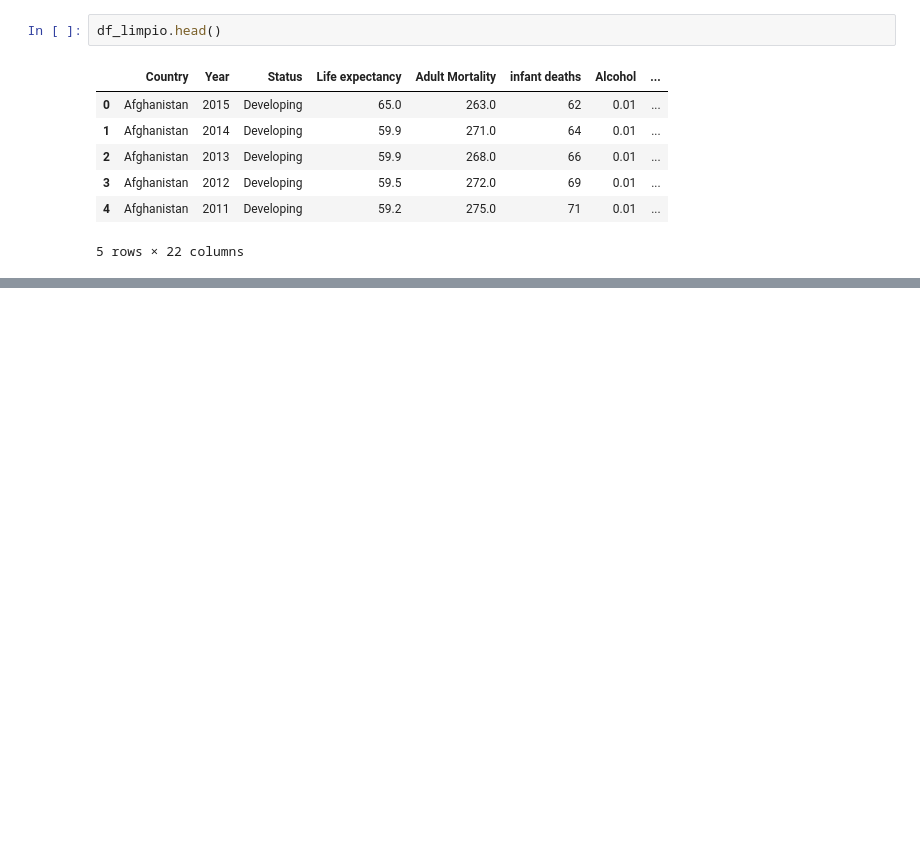
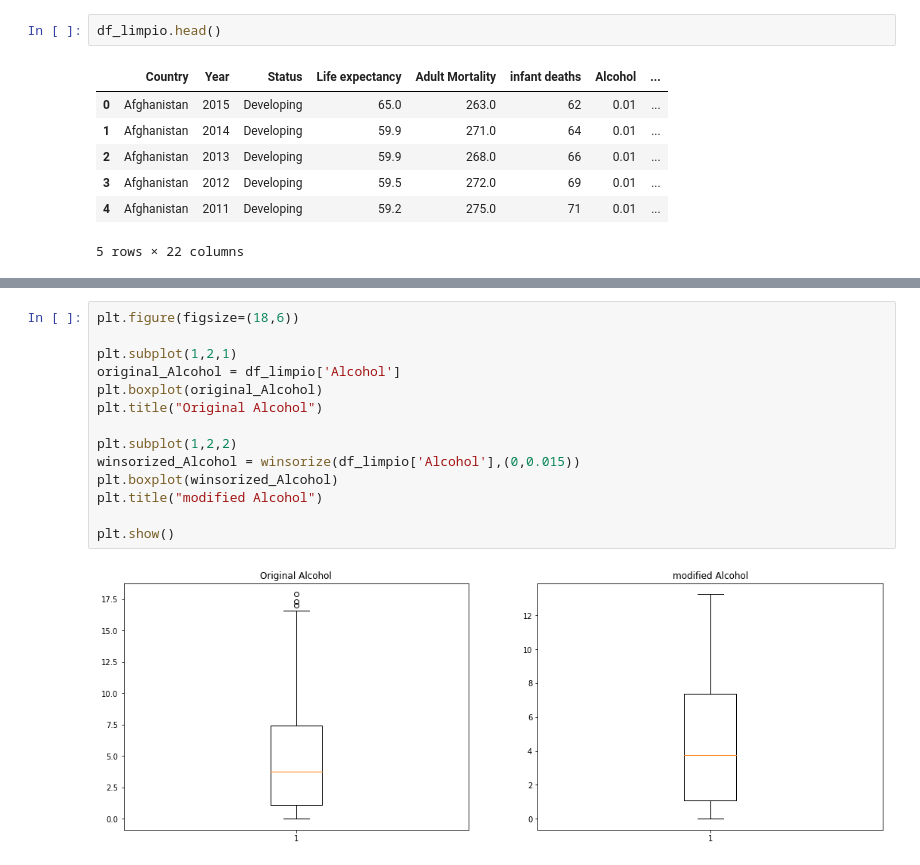
Before and after one commit to rovinmendoza-2/Analisis_Exploratorio_de_Datos_Python, a Jupyter notebook: analisis_exploratorio_de_Datos.ipynb, the cells around one changed output, grey strips where cells are left out. Saved outputs shown, nothing was run; the diff lists cells and outputs as text; blank space fills up the shorter version.

```diff
--- a/analisis_exploratorio_de_Datos.ipynb
+++ b/analisis_exploratorio_de_Datos.ipynb
@@ -161,0 +262,16 @@ df_limpio.head()
+# %%
+plt.figure(figsize=(18,6))
+
+plt.subplot(1,2,1)
+original_Alcohol = df_limpio['Alcohol']
+plt.boxplot(original_Alcohol)
+plt.title("Original Alcohol")
+
+plt.subplot(1,2,2)
+winsorized_Alcohol = winsorize(df_limpio['Alcohol'],(0,0.015))
+plt.boxplot(winsorized_Alcohol)
+plt.title("modified Alcohol")
+
+plt.show()
+# %% [output]
+[figure, added]
```
Also changed, not shown: parts of 23 cells of this notebook.
